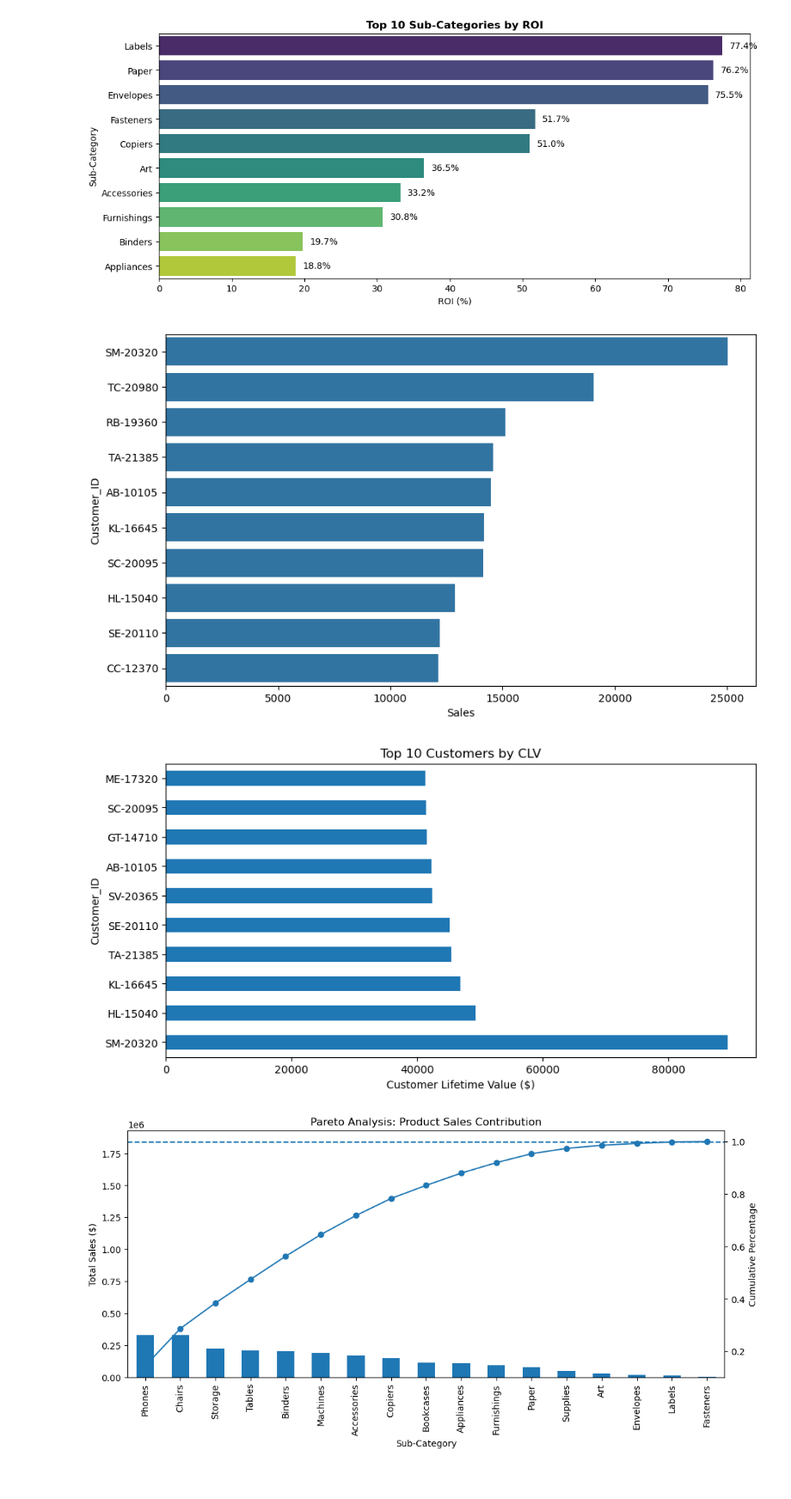
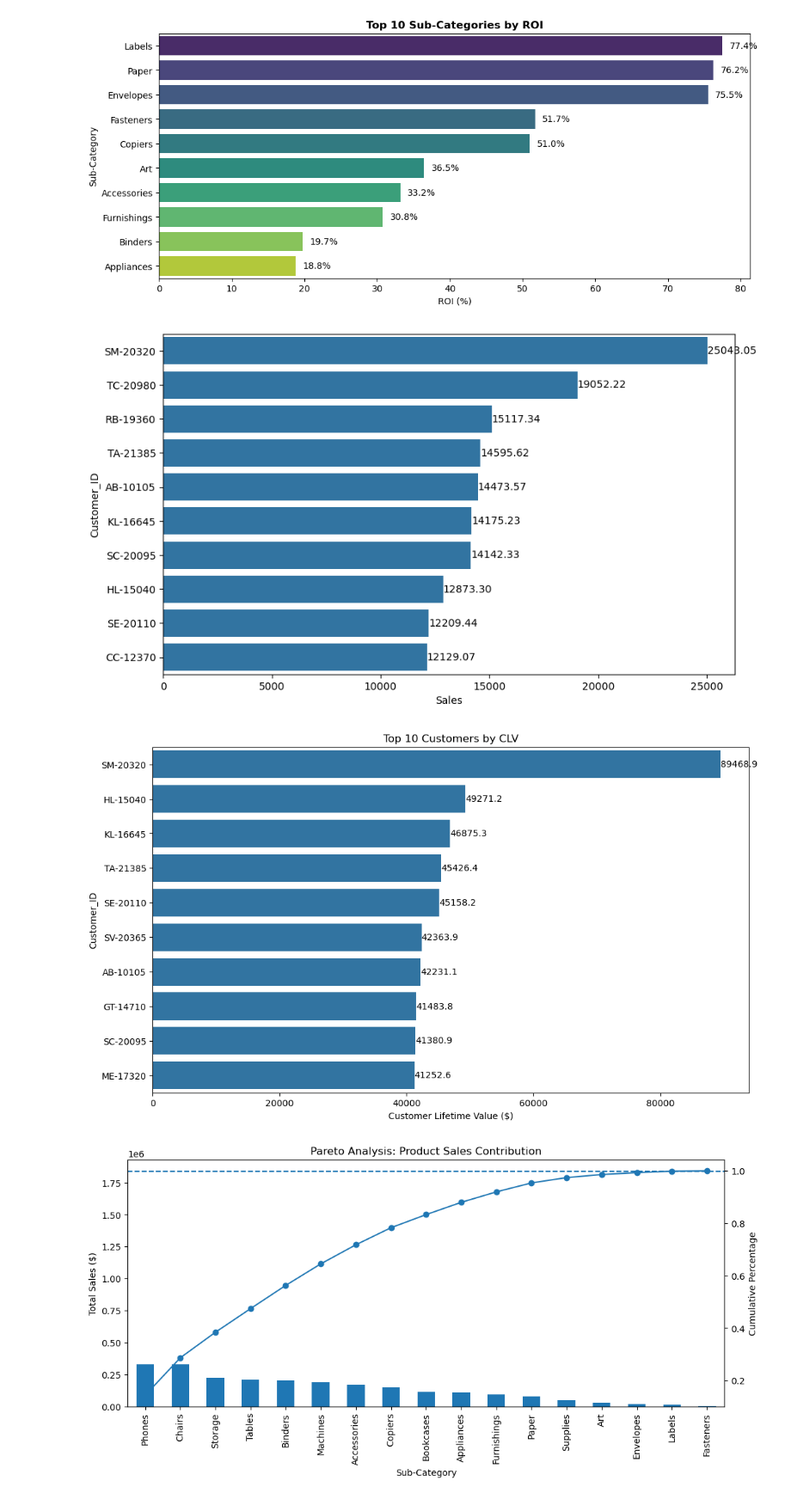
Before and after one commit to drunkninja20/E-Commerce-Profitability-Customer-Behavior-Analysis, a Jupyter notebook: E-Commerce Profitability & Customer Behavior Analysis.ipynb, the cells around one changed output. Shown: that part at 86% size. Saved outputs shown, nothing was run; the diff lists cells and outputs as text; code cells hidden in the pictures.

```diff
--- a/E-Commerce Profitability & Customer Behavior Analysis.ipynb
+++ b/E-Commerce Profitability & Customer Behavior Analysis.ipynb
@@ -350,12 +354,12 @@ Text(0, 0.5, 'Amount ($)')
 [figure]
 # %%
 df['Cost'] = df['Sales'] - df['Profit']
-df['ROI (%)'] = (df['Profit'] / df['Cost']) * 100
+df['ROI_(%)'] = (df['Profit'] / df['Cost']) * 100
 roi_by_category = df.groupby('Category').agg(
     Total_Sales=('Sales', 'sum'),
     Total_Profit=('Profit', 'sum'),
     Total_Cost=('Cost', 'sum'),
-    Avg_ROI=('ROI (%)', 'mean')
+    Avg_ROI=('ROI_(%)', 'mean')
 ).reset_index()
 roi_by_category = roi_by_category.sort_values('Avg_ROI', ascending=False)
 
@@ -367,14 +371,17 @@ ax = sns.barplot(
     hue='Avg_ROI',
     legend=False
 )
-for p in ax.patches:
-    ax.annotate(
-        f"{p.get_height():.1f}%",
-        (p.get_x() + p.get_width() / 2., p.get_height()),
-        ha='center', va='center',
-        xytext=(0, 10),
-        textcoords='offset points'
-    )
+#for p in ax.patches:
+#    ax.annotate(
+#        f"{p.get_height():.1f}%",
+#
+#(p.get_x() + p.get_width() / 2., p.get_height()),
+#        ha='center', va='center',
+#        xytext=(0, 10),
+#        textcoords='offset points'
+#    )
+for container in ax.containers:
+    ax.bar_label(container, fmt='%.2f')
 
 plt.title("ROI by Product Category")
 plt.xlabel("Category")
@@ -403,29 +410,37 @@ plt.show()
 # %%
 top_sales_customer=df.groupby('Customer_ID')['Sales'].sum().nlargest(10).reset_index()
 plt.figure(figsize=(10, 6))
-barplot = sns.barplot(
+ax = sns.barplot(
     data=top_sales_customer,
     x='Sales',
     y='Customer_ID',
 )
+for container in ax.containers:
+    ax.bar_label(container, fmt='%.2f')
+plt.show()
 # %% [output]
-[figure, old version]
+[figure, new version]
 # %%
 #clv
 clv = df.groupby('Customer_ID').agg(
     first_purchase=('Order_Date', 'min'),
     last_purchase=('Order_Date', 'max'),
     frequency=('Order_ID', 'count'),
     avg_purchase=('Sales', 'mean')
 )
 clv['lifespan'] = (clv['last_purchase'] - clv['first_purchase']).dt.days / 365
 clv['CLV'] = clv['avg_purchase'] * clv['frequency'] * clv['lifespan']
-clv.nlargest(10, 'CLV')['CLV'].plot(kind='barh', figsize=(10, 5))
+#clv.nlargest(10, 'CLV')['CLV'].plot(kind='barh', figsize=(10, 5))
+clv=clv.nlargest(10,'CLV')
+plt.figure(figsize=(12,7))
+ax=sns.barplot(data=clv,y='Customer_ID',x='CLV')
+for container in ax.containers:
+    ax.bar_label(container)
 plt.title('Top 10 Customers by CLV')
 plt.xlabel('Customer Lifetime Value ($)')
 plt.show()
 # %% [output]
-[figure, old version]
+[figure, new version]
 # %%
 #Pareto Chart
 product_value = df.groupby('Sub-Category')['Sales'].sum().sort_values(ascending=False)
```
Also changed, not shown: parts of 3 cells of this notebook.
